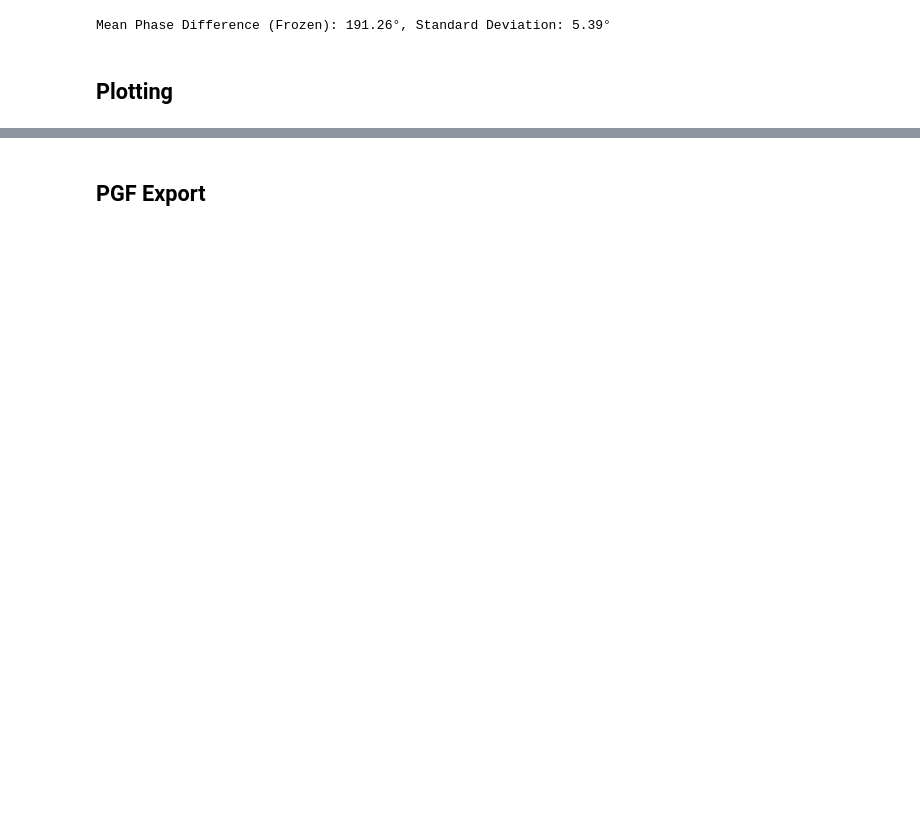
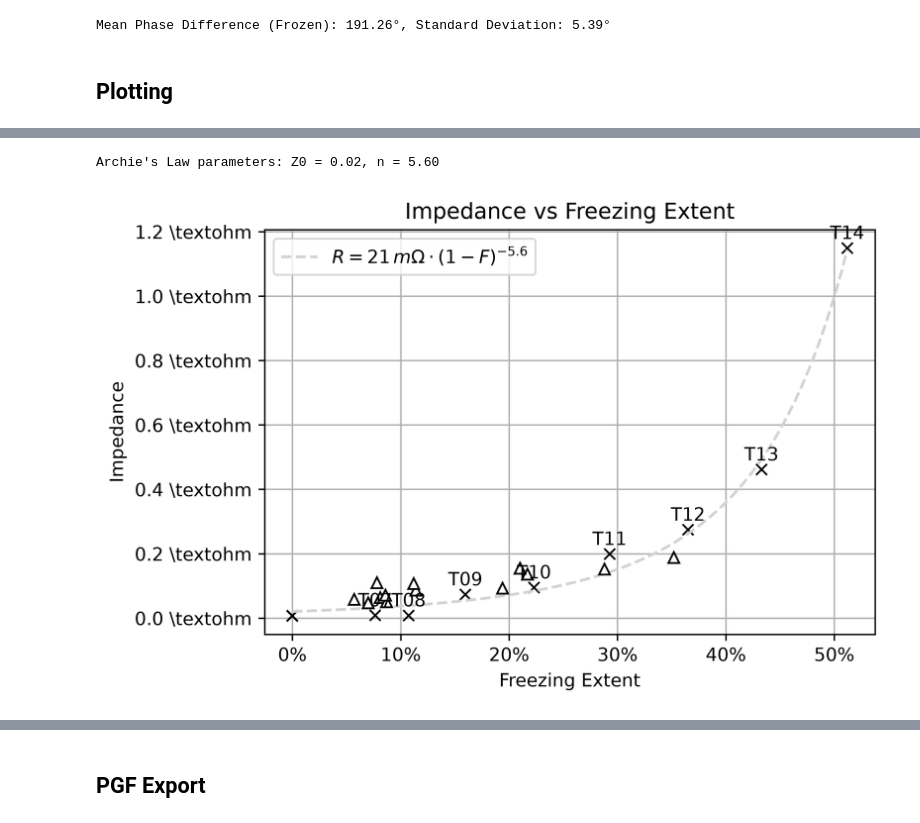
Before and after one commit to LawrenceStanton/SISPS-BATT-INT-CAL, a Jupyter notebook: Notebook/scope.ipynb, the cells around one changed output, grey strips where cells are left out. Saved outputs shown, nothing was run; the diff lists cells and outputs as text; code cells hidden in the pictures; blank space fills up the shorter version.

```diff
--- a/Notebook/scope.ipynb
+++ b/Notebook/scope.ipynb
@@ -147,6 +166,10 @@ Loading data from ../Data/Oscilloscope/Data/SISPS-INT-CAL-T05-C05-EIS.csv...
 Loaded data for T05, C05.
 Loading data from ../Data/Oscilloscope/Data/SISPS-INT-CAL-T06-C06-EIS.csv...
 Loaded data for T06, C06.
+# %%
+EIS_DATA_FILE = "../Data/Stanton2025.csv"
+
+eis_df = pd.read_csv(EIS_DATA_FILE)
 # %% [markdown]
 ## Phase Calculation
 # %%
@@ -351,3 +448,30 @@ _
+# %%
+def add_eis_data_to_plot(
+    ax: Axes, eis_data: pd.DataFrame, label: str = "EIS Data"
+) -> Figure:
+    ax.plot(
+        eis_data["Freezing Extent"],
+        eis_data["High Frequency Resistance(mOhm)"] / 1000,  # Convert mOhm to Ohm
+        marker="^",
+        linestyle="",
+        markerfacecolor="white",
+        markeredgecolor="black",
+        label=label,
+    )
+
+    return ax.get_figure()
+
+
+add_eis_data_to_plot(
+    plot_scope_impedance_vs_freezing_extent(
+        scope_impedance_values, scope_freezing_extent_values
+    ).get_axes()[0],
+    eis_df,
+    label="EIS Data",
+)
+# %% [output]
+Archie's Law parameters: Z0 = 0.02, n = 5.60
+[figure, added]
 # %%
 RMS_MEAS_POINT = 0.6  # Fixed constant from initial trigger
 RMS_NULL_MEAS_POINT = -0.001  # Point before current starts for null measurement
```
Also changed, not shown: parts of 33 cells of this notebook, 24 other files.
